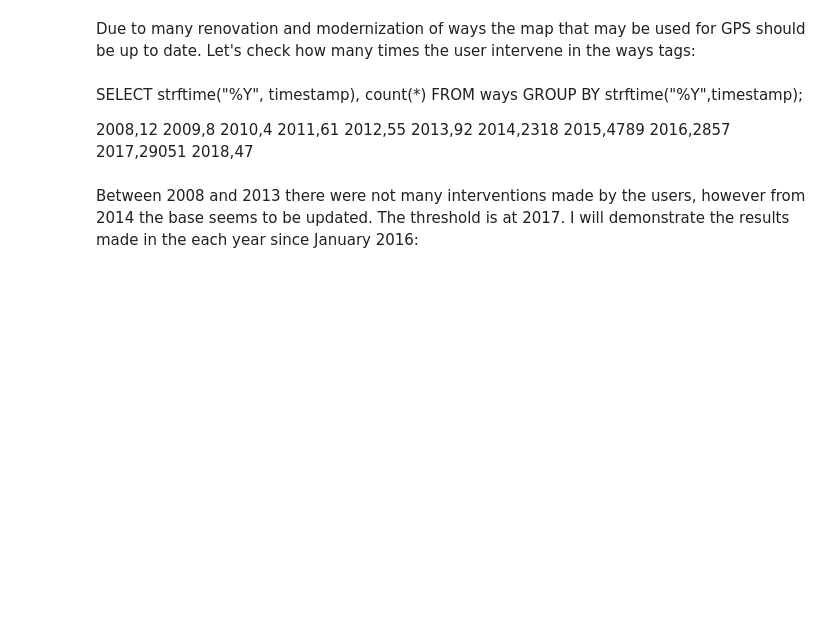
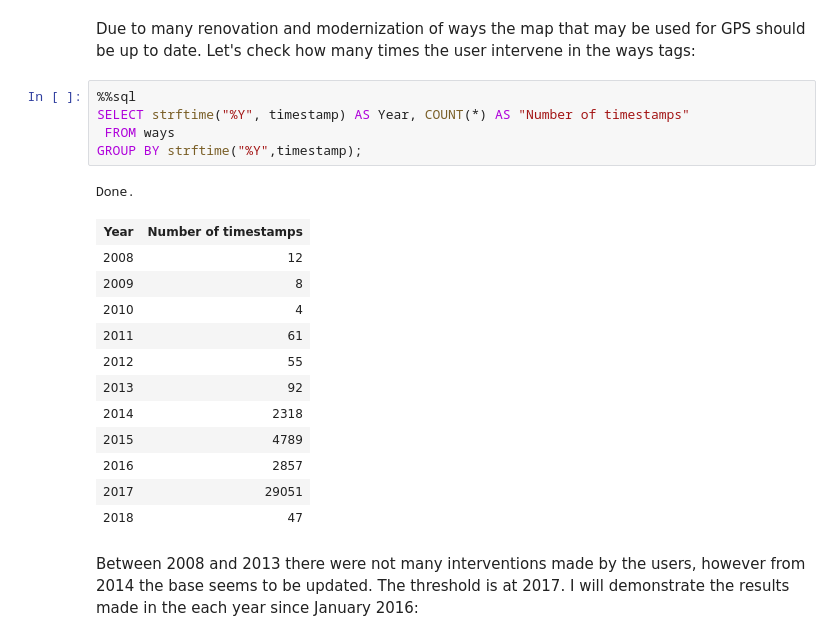
Before and after one commit to ArturTan/Data_Wrangling, a Jupyter notebook: Wrangle OpenStreetMap Data.ipynb, the cells around one changed output. Saved outputs shown, nothing was run; the diff lists cells and outputs as text; blank space fills up the shorter version.

```diff
--- a/Wrangle OpenStreetMap Data.ipynb
+++ b/Wrangle OpenStreetMap Data.ipynb
@@ -342,19 +346,24 @@ sqlite> select *  from nodes_tags WHERE key = "amenity" AND value LIKE "k%";
 ## Time of actualization
 # %% [markdown]
 Due to many renovation and modernization of ways the map that may be used for GPS should be up to date. Let's check how  many times the user intervene in the ways tags:
-# %% [markdown]
-SELECT strftime("%Y", timestamp), count(*) FROM ways GROUP BY strftime("%Y",timestamp);
-
-2008,12
-2009,8
-2010,4
-2011,61
-2012,55
-2013,92
-2014,2318
-2015,4789
-2016,2857
-2017,29051
-2018,47
+# %%
+%%sql
+SELECT strftime("%Y", timestamp) AS Year, COUNT(*) AS "Number of timestamps"
+ FROM ways
+GROUP BY strftime("%Y",timestamp);
+# %% [output]
+Done.
+| Year | Number of timestamps |
+| 2008 | 12 |
+| 2009 | 8 |
+| 2010 | 4 |
+| 2011 | 61 |
+| 2012 | 55 |
+| 2013 | 92 |
+| 2014 | 2318 |
+| 2015 | 4789 |
+| 2016 | 2857 |
+| 2017 | 29051 |
+| 2018 | 47 |
 # %% [markdown]
 Between 2008 and 2013 there were not many interventions made by the users, however from 2014 the base seems to be updated. The threshold is at 2017. I will demonstrate the results made in the each year since January 2016:
```
Also changed, not shown: parts of 6 cells of this notebook, 9 other files.
